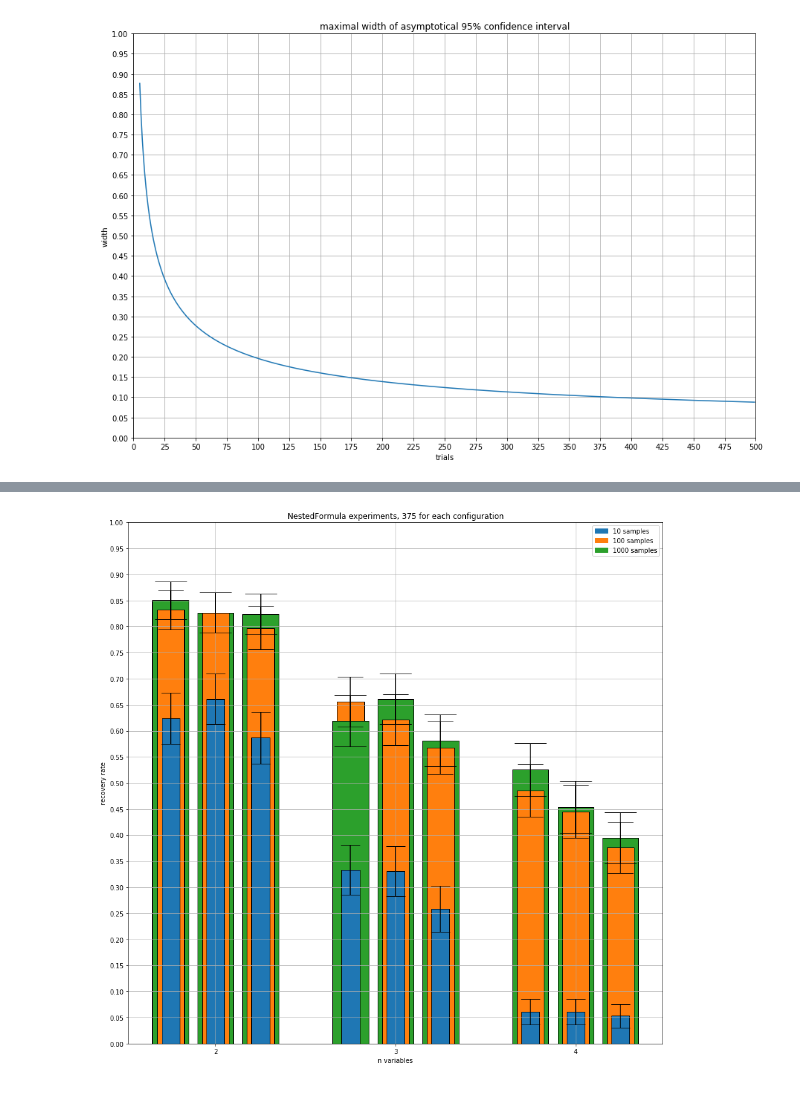
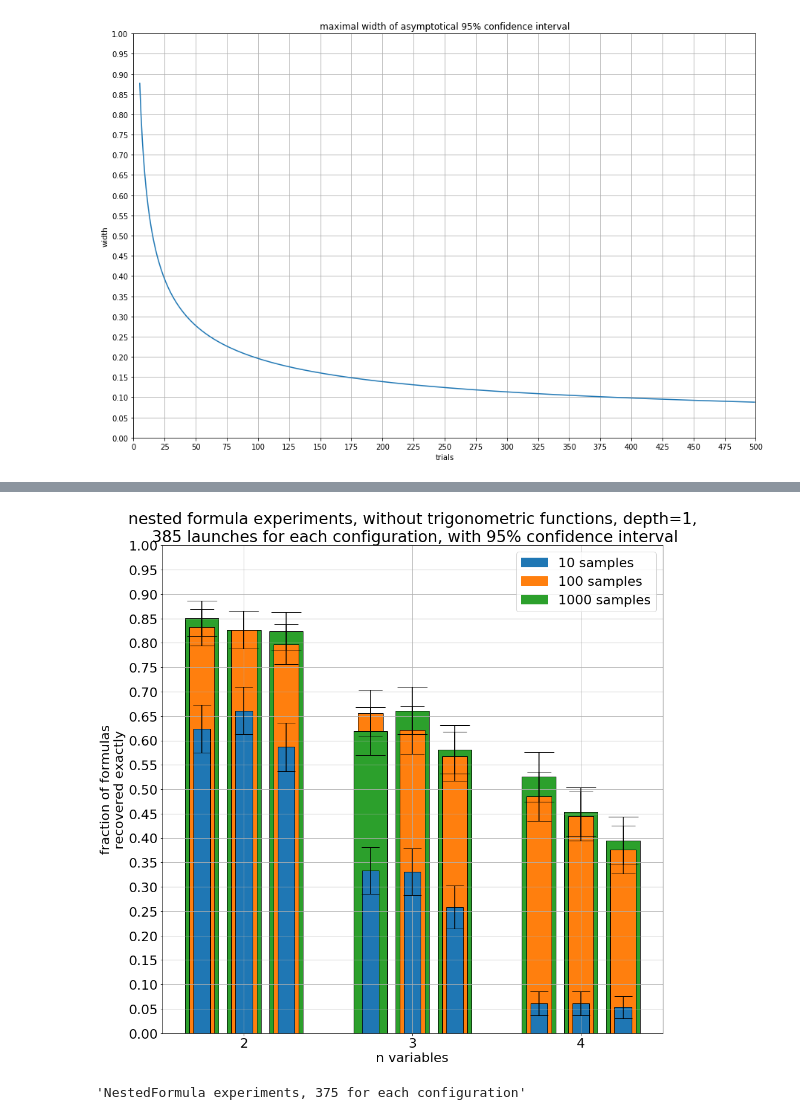
Before and after one commit to zybinmikhail/NestedFormulas, a Jupyter notebook: quality_estimations/quality_visualization.ipynb, the cells around one changed output, grey strips where cells are left out. Cells and saved outputs as stored; diff of their text form; code cells hidden in the pictures.

Commit message:
prettify code, fix importing, change gitignore, add presentation

```diff
--- a/quality_estimations/quality_visualization.ipynb
+++ b/quality_estimations/quality_visualization.ipynb
@@ -83,6 +39,7 @@ for m_samples in [10, 100, 1000]:
             results[m_samples][n_variables] += np.array(
                 data[i][m_samples][n_variables])
         results[m_samples][n_variables] /= 75
+results = pd.DataFrame(results)
 # %%
 se = {}
 for m_samples in [10, 100, 1000]:
@@ -90,33 +47,20 @@ for m_samples in [10, 100, 1000]:
     for n_variables in range(2, 5):
         a = np.array(results[m_samples][n_variables])
         se[m_samples][n_variables] = np.sqrt(a * (1 - a) / (file_number * 5))
+se = pd.DataFrame(se)
 # %%
-import numpy as np
-import matplotlib.pyplot as plt
-
-
 def plot_diagram(alpha=1):
     for powers_type in range(3):
         position = np.arange(2, 5) + (powers_type - 1) / 4
 
-        heights_a = [
-            pd.DataFrame(results).loc[:, 10][i][powers_type] for i in (2, 3, 4)
-        ]
-        heights_b = [
-            pd.DataFrame(results).loc[:, 100][i][powers_type]
-            for i in (2, 3, 4)
-        ]
-        heights_c = [
-            pd.DataFrame(results).loc[:, 1000][i][powers_type]
-            for i in (2, 3, 4)
+        heights_a, heights_b, heights_c = [
+            [results.loc[:, j][i][powers_type] for i in (2, 3, 4)]
+            for j in [10, 100, 1000]
         ]
 
-        se_a = [pd.DataFrame(se).loc[:, 10][i][powers_type] for i in (2, 3, 4)]
-        se_b = [
-            pd.DataFrame(se).loc[:, 100][i][powers_type] for i in (2, 3, 4)
-        ]
-        se_c = [
-            pd.DataFrame(se).loc[:, 1000][i][powers_type] for i in (2, 3, 4)
+        se_a, se_b, se_c = [
+            [se.loc[:, j][i][powers_type] for i in (2, 3, 4)]
+            for j in [10, 100, 1000]
         ]
 
         for x, ha, hb, hc, sea, seb, sec in zip(position, heights_a, heights_b,
@@ -133,43 +77,49 @@ def plot_diagram(alpha=1):
                             zorder=-i,
                             width=width,
                             edgecolor='black')
                 else:
                     plt.bar(x,
                             h,
                             yerr=1.96 * serr,
                             color=c,
                             alpha=alpha,
                             capsize=capsize,
                             width=width,
                             edgecolor='black')
 
 
 barwidth = 0.2
 a = np.arange(-1, 2) / 4
 colors = ['C0', 'C1', 'C2']
 ecolors = ['C3', 'C4', 'C5']
-# colors = [1, 2, 3]
-patches = []
-plt.figure(figsize=(15, 15))
-for i in range(3):
-    patches.append(
-        mpatches.Patch(color=colors[i], label=str(10**(i + 1)) + " samples"))
-
 widths = [0.1, 0.15, 0.2]
 capsizes = [15, 20, 25]
-
+patches = [
+    mpatches.Patch(color=colors[i], label=str(10**(i + 1)) + " samples")
+    for i in range(3)
+]
+plt.rcParams.update({'font.size': 22})
+plt.figure(figsize=(15, 15))
 plt.xlabel('n variables')
-plt.ylabel('recovery rate')
+plt.ylabel(
+    'fraction of formulas\nrecovered exactly',
+    #     rotation=0,
+    #     labelpad=50
+)
 plt.xticks([2, 3, 4])
 plt.yticks(np.linspace(0, 1, 21))
 plt.ylim(0, 1)
 plt.grid()
-plt.title("NestedFormula experiments, " + str(file_number * 5) +
-          " for each configuration")
+plt.title("nested formula experiments, without trigonometric functions, depth=1,\n {} launches for each configuration, with 95% confidence interval".format(
+    385))
 plt.legend(handles=patches)
 plot_diagram(0)
 plot_diagram(1)
-plt.savefig(FOLDER + "diagram.jpeg")
+plt.savefig(FOLDER + "diagram.jpeg", bbox_inches="tight")
 plt.show()
 # %% [output]
-[figure, old version]
+[figure, new version]
+# %%
+"NestedFormula experiments, {} for each configuration".format(file_number * 5)
+# %% [output]
+'NestedFormula experiments, 375 for each configuration'
```
Also changed, not shown: parts of 4 cells of this notebook, 6 other files.
